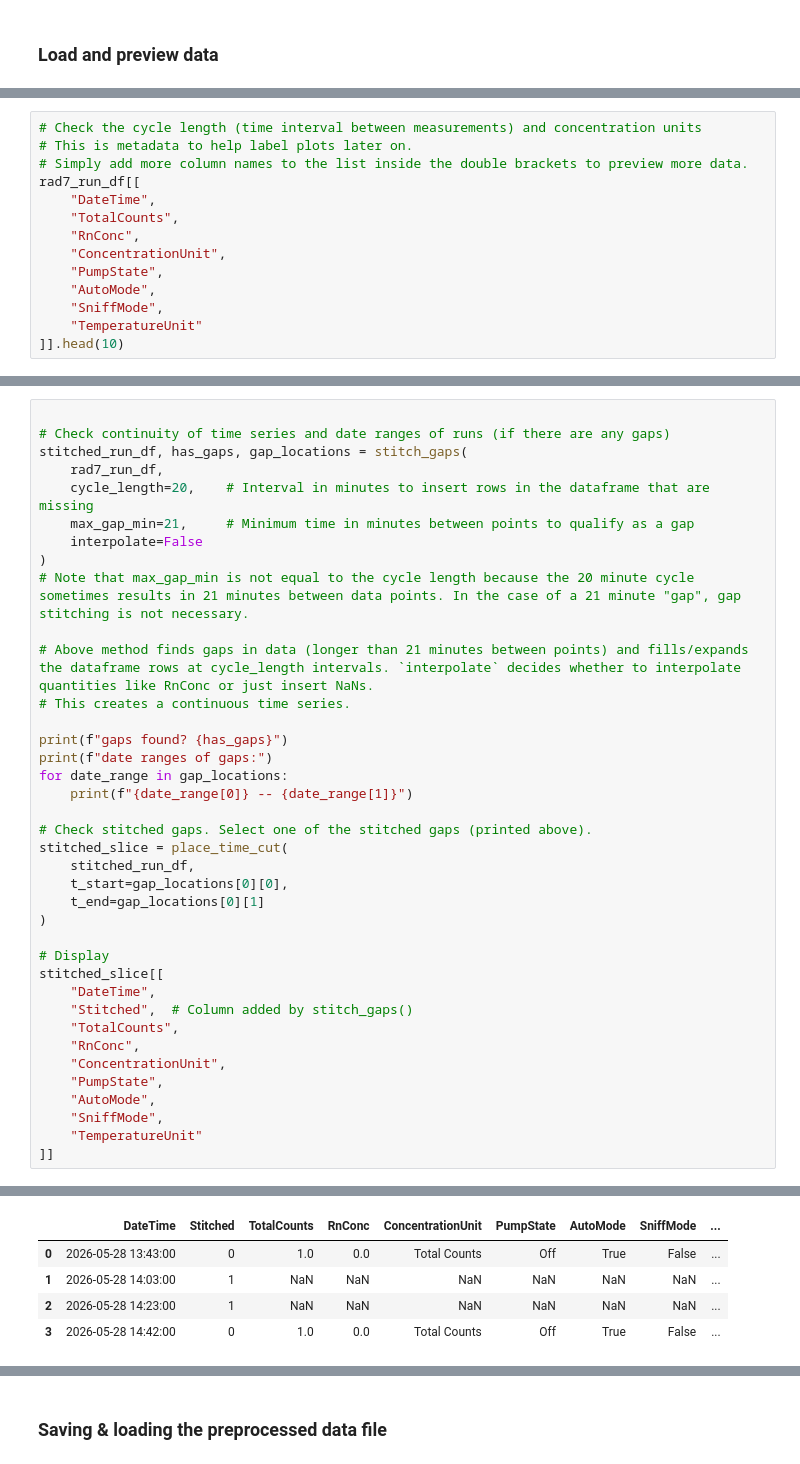
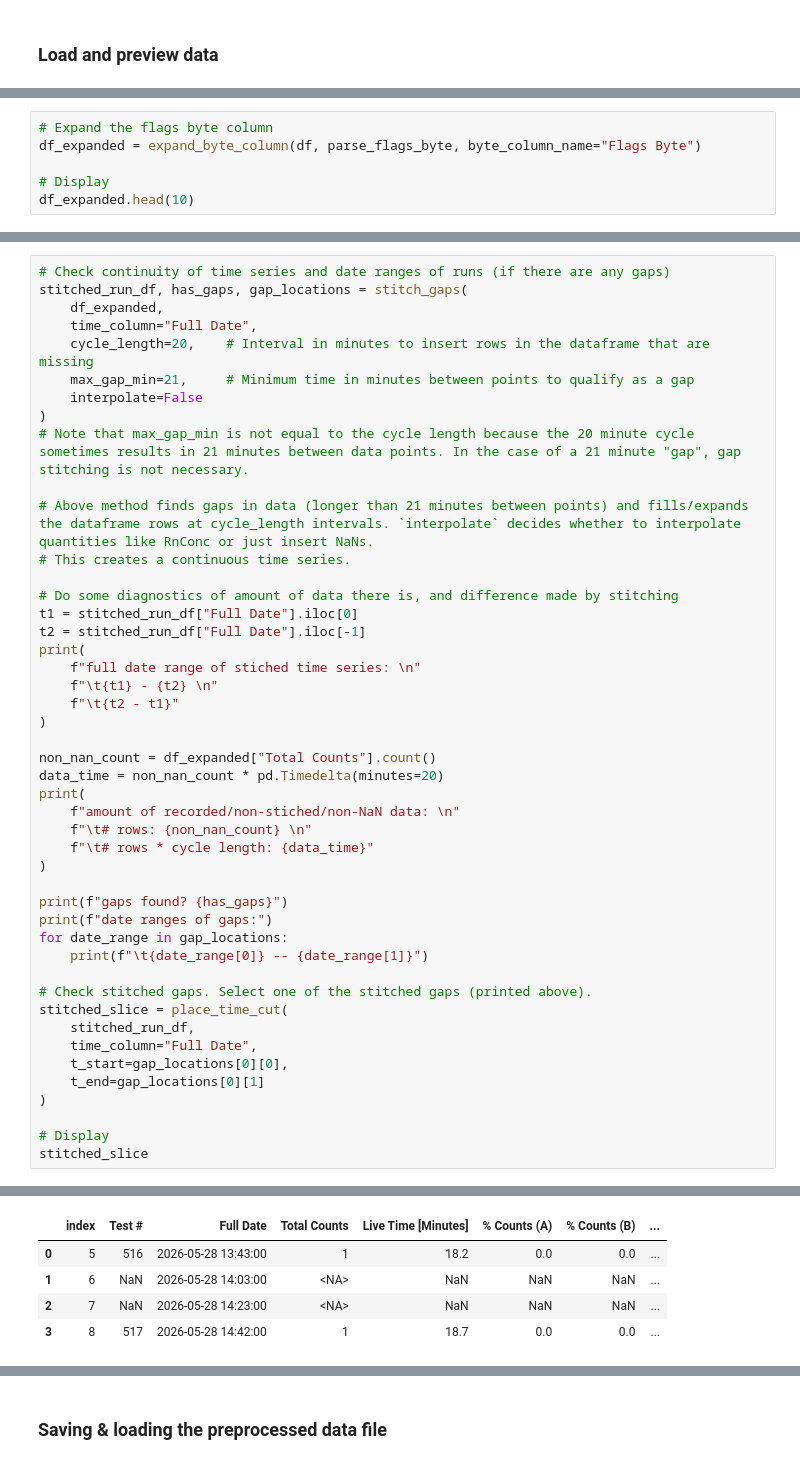
Before and after one commit to ncail/rad7-analysis, a Jupyter notebook: rad7_data_processing.ipynb, the cells around one changed output, grey strips where cells are left out. Cells and saved outputs as stored; diff of their text form.

```diff
--- a/rad7_data_processing.ipynb
+++ b/rad7_data_processing.ipynb
@@ -55,15 +132,7 @@ Index(['recordNumber', 'TotalCounts', 'LiveTime', 'PercentA', 'PercentB',
 # %%
-# Check the cycle length (time interval between measurements) and concentration units
-# This is metadata to help label plots later on.
-# Simply add more column names to the list inside the double brackets to preview more data.
-rad7_run_df[[
-    "DateTime",
-    "TotalCounts",
-    "RnConc",
-    "ConcentrationUnit",
-    "PumpState",
-    "AutoMode",
-    "SniffMode",
-    "TemperatureUnit"
-]].head(10)
+# Expand the flags byte column
+df_expanded = expand_byte_column(df, parse_flags_byte, byte_column_name="Flags Byte")
+
+# Display
+df_expanded.head(10)
 # %% [output]
@@ -89,8 +151,8 @@ RnConc unit always the same? True
 # %%
-
 # Check continuity of time series and date ranges of runs (if there are any gaps)
 stitched_run_df, has_gaps, gap_locations = stitch_gaps(
-    rad7_run_df,
+    df_expanded,
+    time_column="Full Date",
     cycle_length=20,    # Interval in minutes to insert rows in the dataframe that are missing
     max_gap_min=21,     # Minimum time in minutes between points to qualify as a gap
     interpolate=False
@@ -100,28 +162,36 @@ stitched_run_df, has_gaps, gap_locations = stitch_gaps(
 # Above method finds gaps in data (longer than 21 minutes between points) and fills/expands the dataframe rows at cycle_length intervals. `interpolate` decides whether to interpolate quantities like RnConc or just insert NaNs.
 # This creates a continuous time series.
 
+# Do some diagnostics of amount of data there is, and difference made by stitching
+t1 = stitched_run_df["Full Date"].iloc[0]
+t2 = stitched_run_df["Full Date"].iloc[-1]
+print(
+    f"full date range of stiched time series: \n"
+    f"\t{t1} - {t2} \n"
+    f"\t{t2 - t1}"
+)
+
+non_nan_count = df_expanded["Total Counts"].count()
+data_time = non_nan_count * pd.Timedelta(minutes=20)
+print(
+    f"amount of recorded/non-stiched/non-NaN data: \n"
+    f"\t# rows: {non_nan_count} \n"
+    f"\t# rows * cycle length: {data_time}"
+)
+
 print(f"gaps found? {has_gaps}")
 print(f"date ranges of gaps:")
 for date_range in gap_locations:
-    print(f"{date_range[0]} -- {date_range[1]}")
+    print(f"\t{date_range[0]} -- {date_range[1]}")
 
 # Check stitched gaps. Select one of the stitched gaps (printed above).
 stitched_slice = place_time_cut(
     stitched_run_df,
+    time_column="Full Date",
     t_start=gap_locations[0][0],
     t_end=gap_locations[0][1]
 )
 
 # Display
-stitched_slice[[
-    "DateTime",
-    "Stitched",  # Column added by stitch_gaps()
-    "TotalCounts",
-    "RnConc",
-    "ConcentrationUnit",
-    "PumpState",
-    "AutoMode",
-    "SniffMode",
-    "TemperatureUnit"
-]]
+stitched_slice
 # %% [output]
@@ -132,5 +208,5 @@ date ranges of gaps:
-|  | DateTime | Stitched | TotalCounts | RnConc | ConcentrationUnit | PumpState | AutoMode | SniffMode | ... |
-| 0 | 2026-05-28 13:43:00 | 0 | 1.0 | 0.0 | Total Counts | Off | True | False | ... |
-| 1 | 2026-05-28 14:03:00 | 1 | NaN | NaN | NaN | NaN | NaN | NaN | ... |
-| 2 | 2026-05-28 14:23:00 | 1 | NaN | NaN | NaN | NaN | NaN | NaN | ... |
-| 3 | 2026-05-28 14:42:00 | 0 | 1.0 | 0.0 | Total Counts | Off | True | False | ... |
+|  | index | Test # | Full Date | Total Counts | Live Time [Minutes] | % Counts (A) | % Counts (B) | ... |
+| 0 | 5 | 516 | 2026-05-28 13:43:00 | 1 | 18.2 | 0.0 | 0.0 | ... |
+| 1 | 6 | NaN | 2026-05-28 14:03:00 | <NA> | NaN | NaN | NaN | ... |
+| 2 | 7 | NaN | 2026-05-28 14:23:00 | <NA> | NaN | NaN | NaN | ... |
+| 3 | 8 | 517 | 2026-05-28 14:42:00 | 1 | 18.7 | 0.0 | 0.0 | ... |
```
Also changed, not shown: parts of 15 cells of this notebook.
